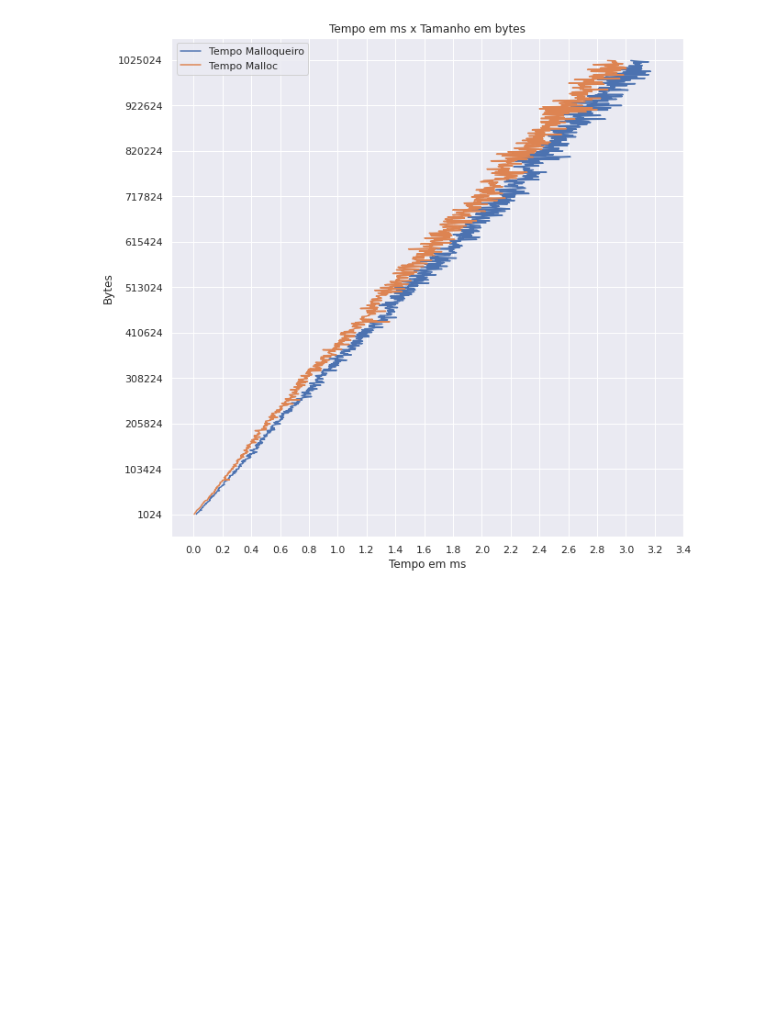
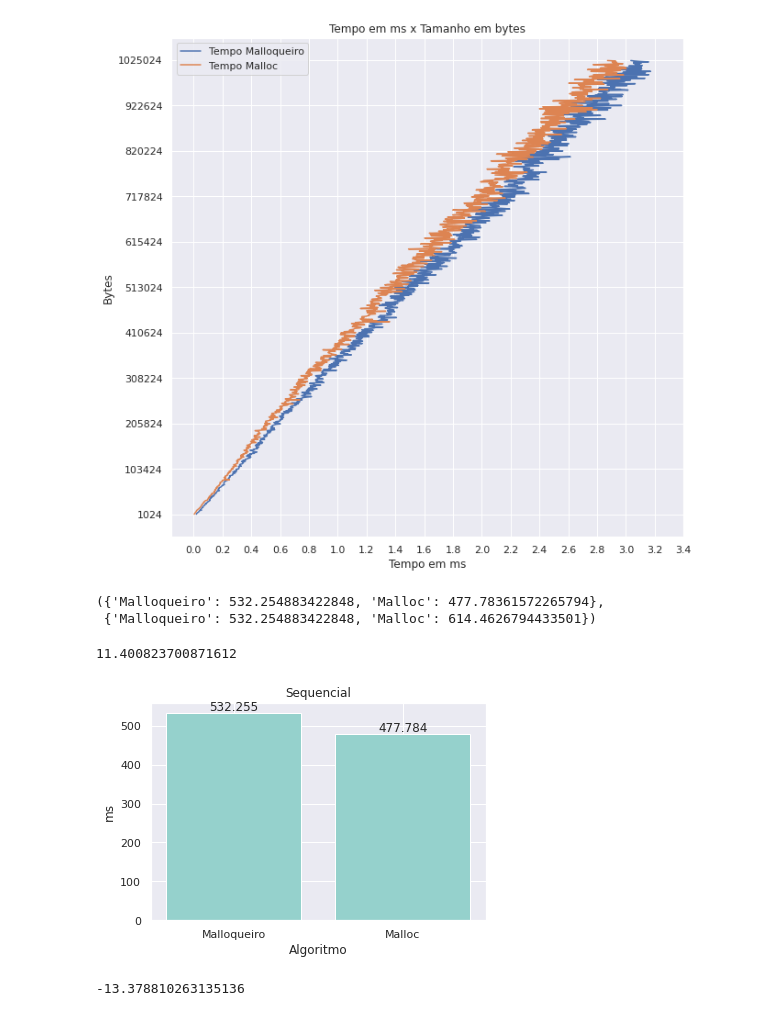
Before and after one commit to Softawii/Malloqueiro, a Jupyter notebook: dados.ipynb, the cells around one changed output. Saved outputs shown, nothing was run; the diff lists cells and outputs as text; code cells hidden in the pictures; blank space fills up the shorter version.

```diff
--- a/dados.ipynb
+++ b/dados.ipynb
@@ -56,3 +56,56 @@ plt.savefig('resultados/grafico_1.png', dpi=1500)
 plt.show()
 # %% [output]
 [figure]
+# %%
+# Tempo de alocação do malloqueiro de 1024 até 1024000 bytes a cada 1024 bytes de forma SEQUENCIAL
+df_bench_3 = pd.read_csv('./resultados/benchmark_3/resultado.csv', sep=';',header=None)
+
+# Tempo de alocação do malloqueiro de 1024 até 1024000 bytes a cada 1024 bytes de forma PARALELA
+df_bench_4 = pd.read_csv('./resultados/benchmark_4/resultado.csv', sep=';',header=None)
+
+# Tempo de alocação do malloc do glibc de 1024 até 1024000 bytes a cada 1024 bytes de forma PARALELA
+df_bench_5 = pd.read_csv('./resultados/benchmark_5/resultado.csv', sep=';',header=None)
+
+# Tempo de alocação do malloc do glibc de 1024 até 1024000 bytes a cada 1024 bytes de forma SEQUENCIAL
+df_bench_6 = pd.read_csv('./resultados/benchmark_6/resultado.csv', sep=';',header=None)
+
+medias_alocacoes_sequenciais = {
+    'Malloqueiro': df_bench_4.mean().to_list()[0],
+    'Malloc': df_bench_6.mean().to_list()[0]
+}
+
+medias_alocacoes_paralelas = {
+    'Malloqueiro': df_bench_4.mean().to_list()[0],
+    'Malloc': df_bench_5.mean().to_list()[0]
+}
+medias_alocacoes_sequenciais, medias_alocacoes_paralelas
+# %% [output]
+({'Malloqueiro': 532.254883422848, 'Malloc': 477.78361572265794},
+ {'Malloqueiro': 532.254883422848, 'Malloc': 614.4626794433501})
+# %%
+porcentagem_do_malloqueiro_em_relacao_ao_malloc_sequencial = (medias_alocacoes_sequenciais['Malloqueiro'] / medias_alocacoes_sequenciais['Malloc'] * 100) - 100
+porcentagem_do_malloqueiro_em_relacao_ao_malloc_sequencial
+# %% [output]
+11.400823700871612
+# %%
+keys = medias_alocacoes_sequenciais.keys()
+vals = medias_alocacoes_sequenciais.values()
+
+plt.bar(keys, vals, color='#95D1CC')
+
+plt.ylabel('ms')
+plt.xlabel('Algoritmo')
+plt.xticks(list(keys))
+plt.title('Sequencial')
+ax = plt.gca()
+plt.bar_label(ax.containers[0])
+
+plt.savefig('resultados/grafico_2.png', dpi=500)
+plt.show()
+# %% [output]
+[figure, added]
+# %%
+porcentagem_do_malloqueiro_em_relacao_ao_malloc_paralelo = (medias_alocacoes_paralelas['Malloqueiro'] / medias_alocacoes_paralelas['Malloc'] * 100) - 100
+porcentagem_do_malloqueiro_em_relacao_ao_malloc_paralelo
+# %% [output]
+-13.378810263135136
```
Also changed, not shown: parts of 3 cells of this notebook, 58 other files.
